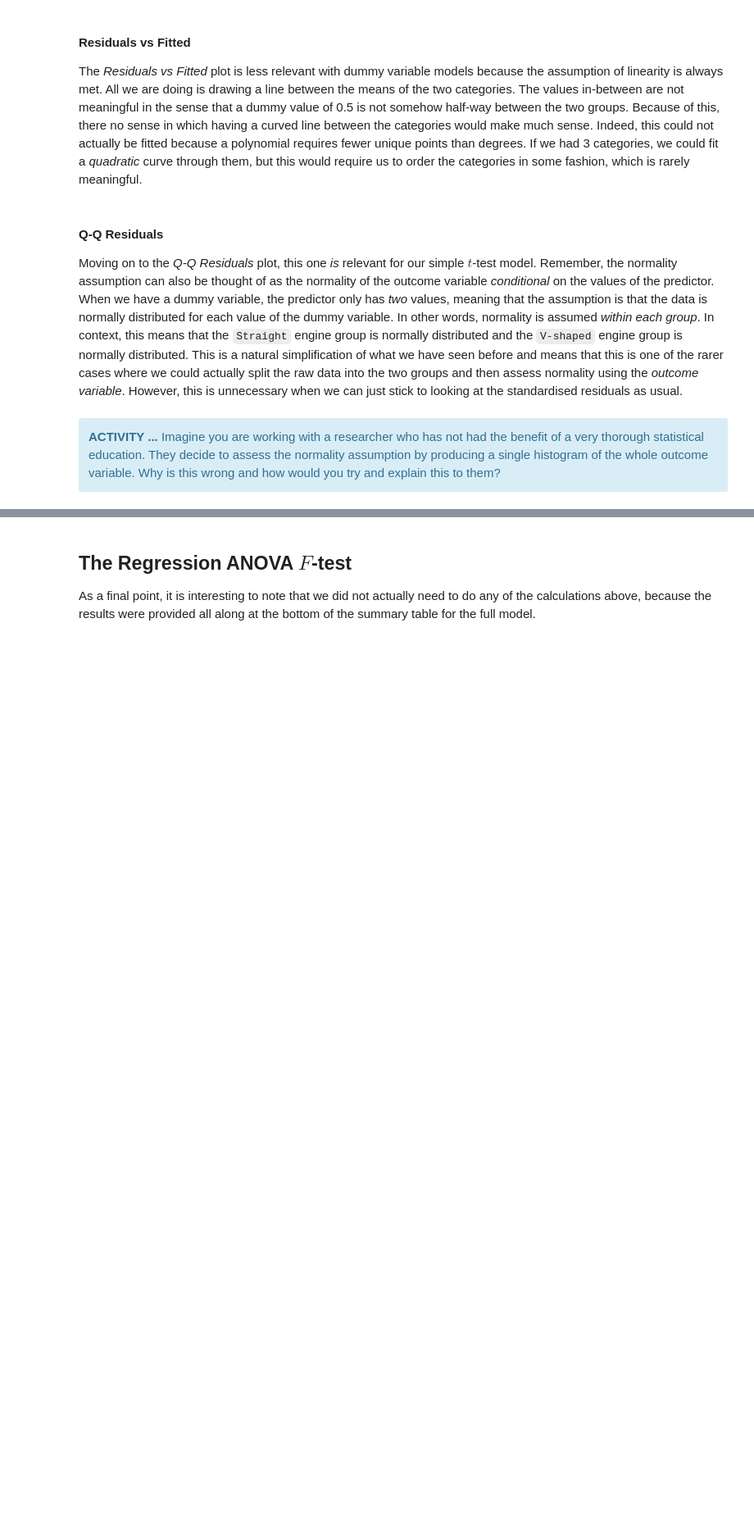
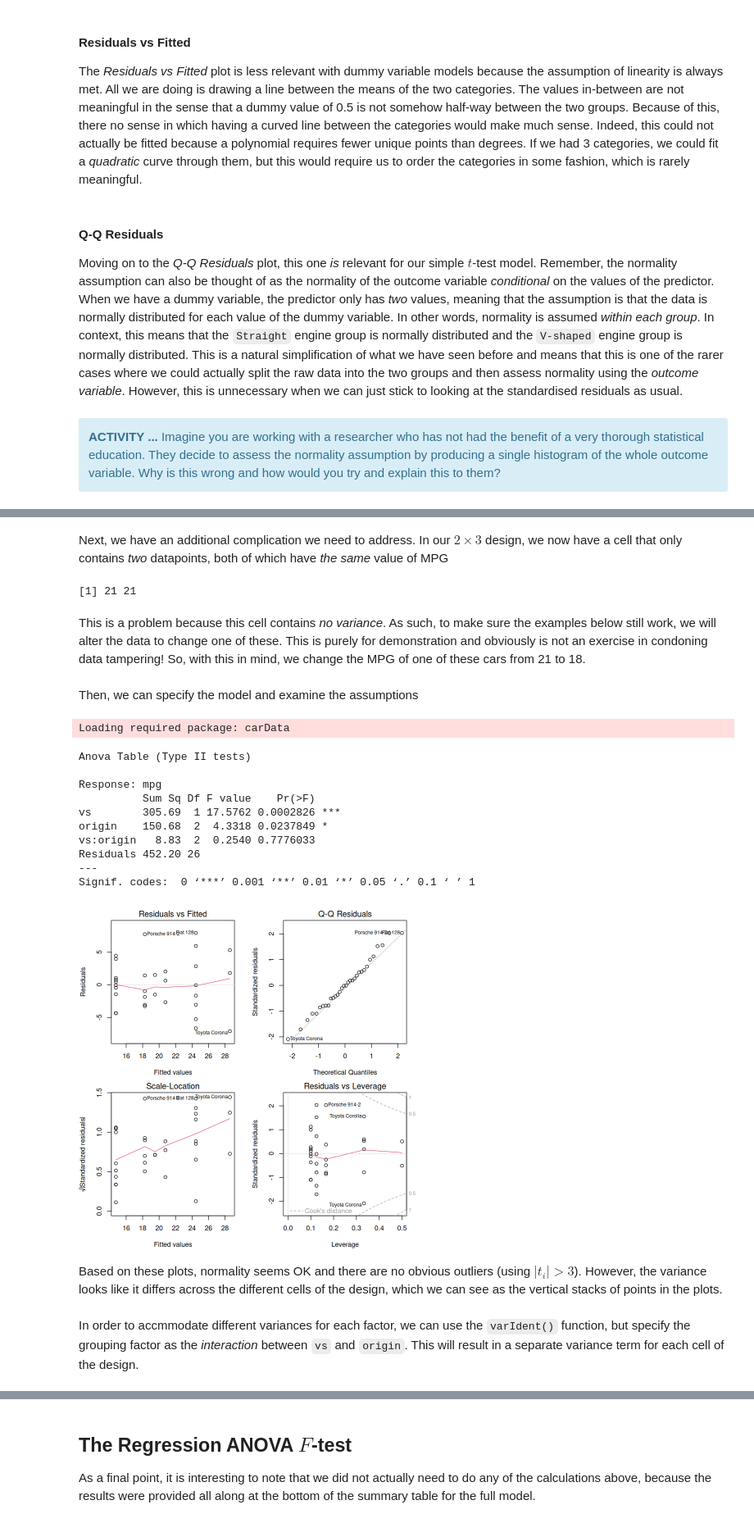
Before and after one commit to PCHN63101-Advanced-Data-Skills/Model-Comparisons-ANOVA, a Jupyter notebook: _build/jupyter_execute/ANOVA-workshop.ipynb, the cells around one changed output, grey strips where cells are left out. Shown at 82% size. Drawn from its saved outputs; the diff is of its cells as text; code cells hidden in the pictures; blank space fills up the shorter version.

```diff
--- a/_build/jupyter_execute/ANOVA-workshop.ipynb
+++ b/_build/jupyter_execute/ANOVA-workshop.ipynb
@@ -82,0 +86,4 @@ Finally, for the *Residuals vs Leverage* plot, our main concern is *outliers*. N
+# %%
+library(nlme)
+vs.mod.gls <- gls(mpg ~ vs, data=mtcars, weights=varIdent(form= ~ 1|vs))
+summary(vs.mod.gls)
@@ -84,0 +141,38 @@ Finally, for the *Residuals vs Leverage* plot, our main concern is *outliers*. N
+# %% [markdown]
+Next, we have an additional complication we need to address. In our $2 \times 3$ design, we now have a cell that only contains *two* datapoints, both of which have *the same* value of MPG
+# %%
+mtcars$mpg[mtcars$origin == 'Japan' & mtcars$vs == 'V-shaped']
+# %% [output]
+[1] 21 21
+# %% [markdown]
+This is a problem because this cell contains *no variance*. As such, to make sure the examples below still work, we will alter the data to change one of these. This is purely for demonstration and obviously is not an exercise in condoning data tampering! So, with this in mind, we change the MPG of one of these cars from 21 to 18.
+# %%
+
+mtcars['Mazda RX4 Wag',]$mpg <- 18
+# %% [markdown]
+Then, we can specify the model and examine the assumptions
+# %%
+library(car)
+
+twoway.mod <- lm(mpg  ~ vs*origin, data=mtcars)
+print(Anova(twoway.mod))
+
+par(mfrow=c(2,2), mar=c(4,4,2,2))
+plot(twoway.mod)
+# %% [output]
+Loading required package: carData
+Anova Table (Type II tests)
+
+Response: mpg
+          Sum Sq Df F value    Pr(>F)
+vs        305.69  1 17.5762 0.0002826 ***
+origin    150.68  2  4.3318 0.0237849 *
+vs:origin   8.83  2  0.2540 0.7776033
+Residuals 452.20 26
+---
+Signif. codes:  0 ‘***’ 0.001 ‘**’ 0.01 ‘*’ 0.05 ‘.’ 0.1 ‘ ’ 1
+[figure, added]
+# %% [markdown]
+Based on these plots, normality seems OK and there are no obvious outliers (using $|t_{i}| > 3$). However, the variance looks like it differs across the different cells of the design, which we can see as the vertical stacks of points in the plots.
+# %% [markdown]
+In order to accmmodate different variances for each factor, we can use the `varIdent()` function, but specify the grouping factor as the *interaction* between `vs` and `origin`. This will result in a separate variance term for each cell of the design.
```
Also changed, not shown: parts of 22 cells of this notebook, 14 other files.
